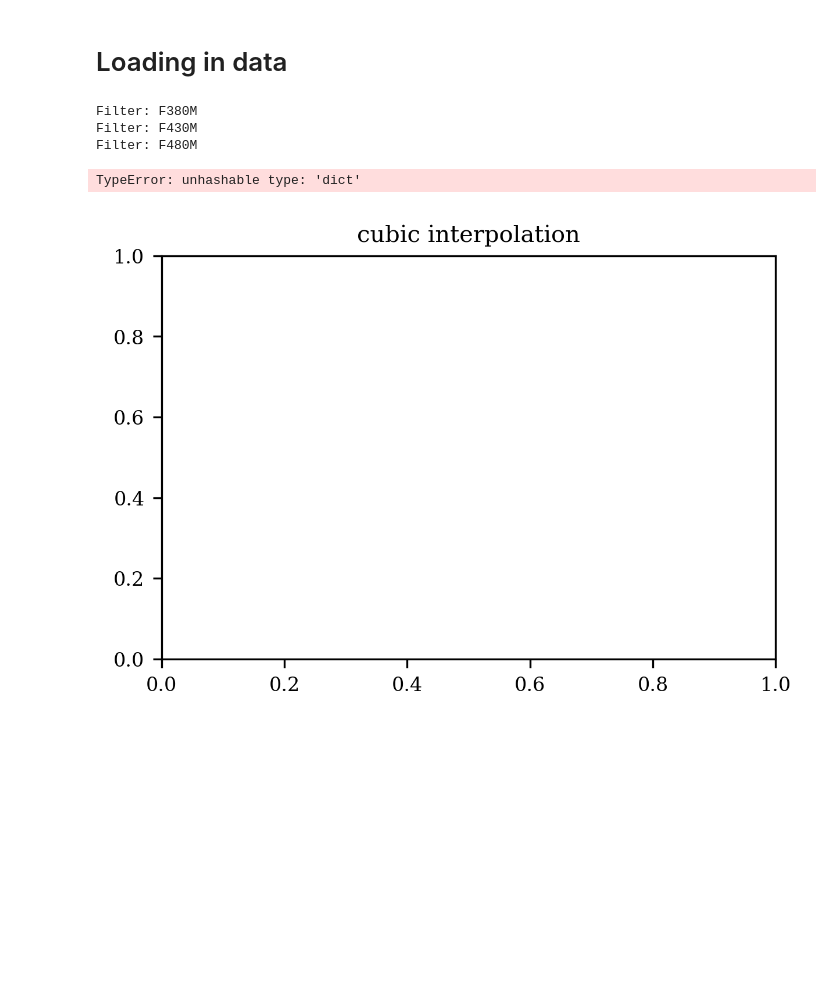
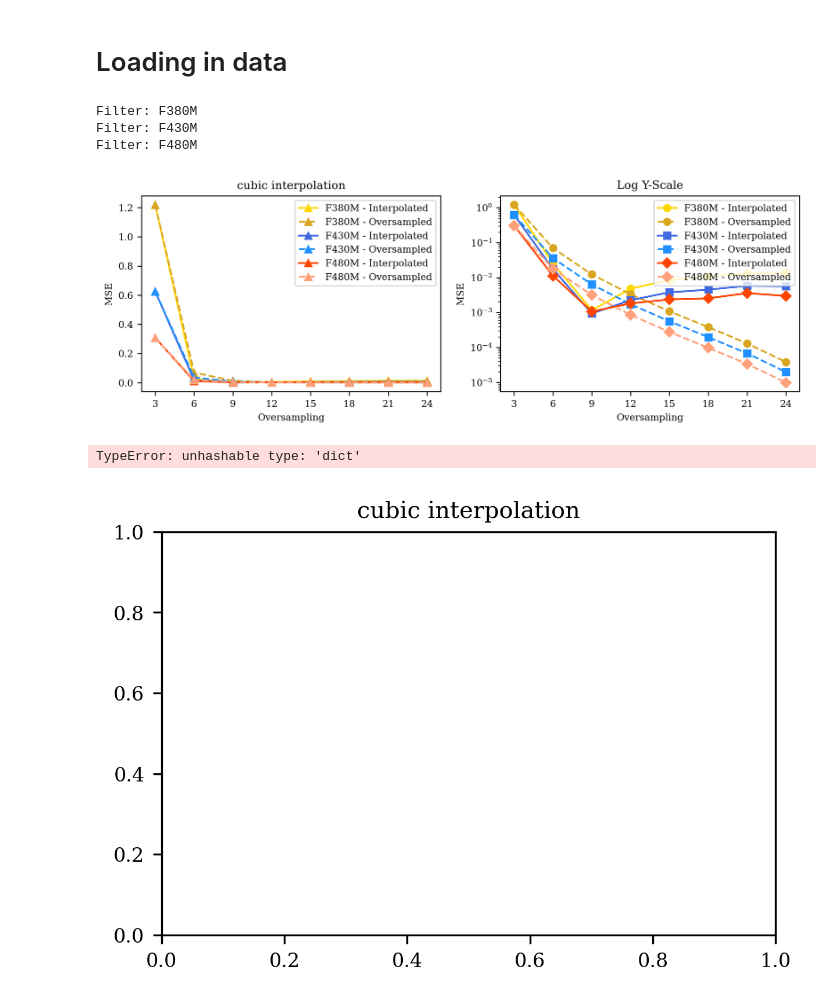
Before and after one commit to maxecharles/dorito_notebooks, a Jupyter notebook: osamp_interp.ipynb, the cells around one changed output. Cells and saved outputs as stored; diff of their text form; code cells hidden in the pictures; blank space fills up the shorter version.

```diff
--- a/osamp_interp.ipynb
+++ b/osamp_interp.ipynb
@@ -139,7 +139,7 @@ model = amigo.core_models.AmigoModel(
     read=None,
 )
 # %%
-god_given_osamp = 18
+god_given_osamp = 30
 
 god_model = model.set("oversample", god_given_osamp)
 
@@ -165,6 +165,11 @@ Filter: F480M
 # %%
 knots = dlu.pixel_coords(npixels=240, diameter=1.0)
 
+FILTERS = [
+    "F380M",
+    "F430M",
+    "F480M",
+]
 plot = False
 
 interp_methods = [
@@ -181,7 +186,6 @@ interp_methods = [
 mses = {}
 mses_nointerp = {}
 psfs = {}
-
 for filter in FILTERS:
     # for filter in ["F430M"]:
 
@@ -197,7 +201,7 @@ for method in interp_methods:
         mses_filt = []
         mses_nointerp_filt = []
 
-        for i in range(1, 6):
+        for i in range(1, 9):
 
             osamps.append(3 * i)
 
@@ -292,33 +296,36 @@ for method in interp_methods:
         FILTERS,
         [
             ("gold", "goldenrod"),
             ("royalblue", "dodgerblue"),
             ("orangered", "lightsalmon"),
         ],
         ["o", "s", "D"],
     ):
 
         plt.plot(
             osamps,
             mses[filter],
             c=c[0],
             label=f"{filter} - Interpolated",
             marker=m,
         )
         plt.plot(
             osamps,
             mses_nointerp[filter],
             c=c[1],
             label=f"{filter} - Oversampled",
             marker=m,
             linestyle="--",
         )
     plt.xlabel("Oversampling")
     plt.ylabel("MSE")
     plt.yscale("log")
+    plt.title("Log Y-Scale")
     plt.xticks(osamps)
     plt.legend()
     plt.show()
+# %% [output]
+[figure, added]
 # %%
 plt.figure(figsize=(10, 3))
 
```
